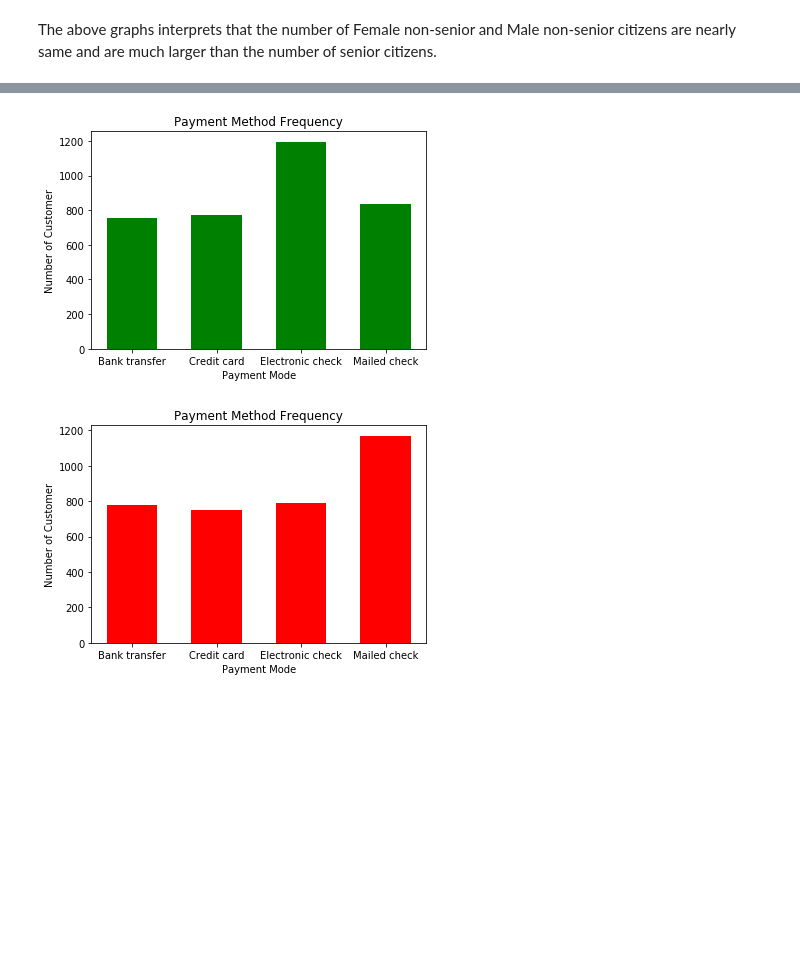
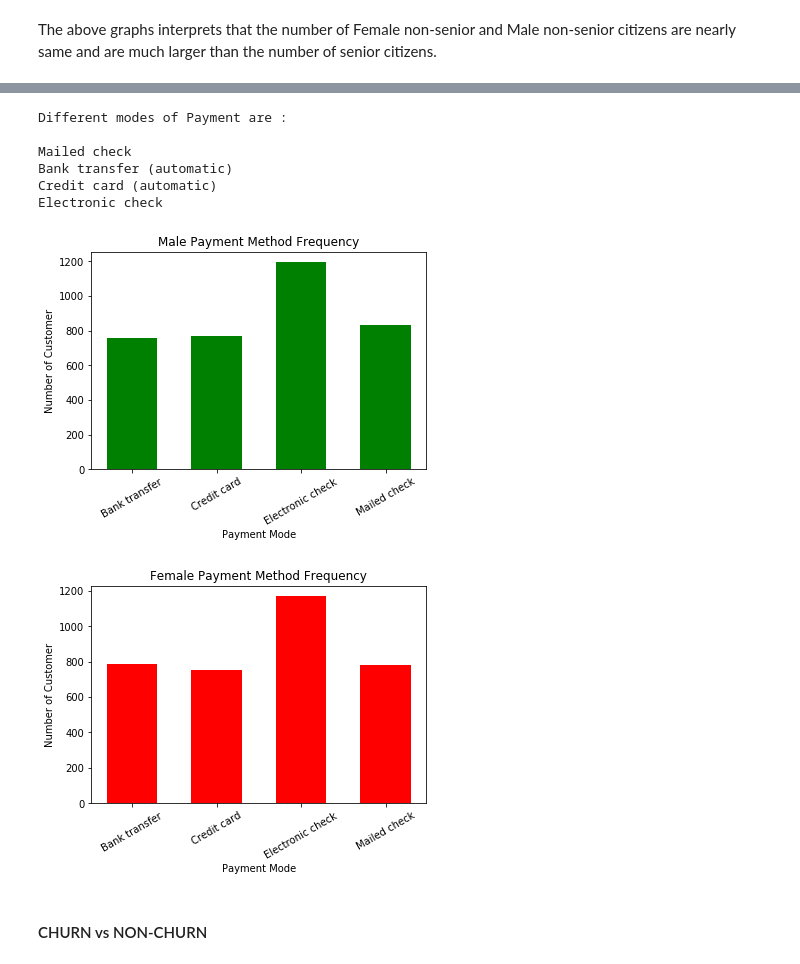
Before and after one commit to adityaprabhat01/eda-taskphase-aditya, a Jupyter notebook: telco_churn.ipynb, the cells around one changed output, grey strips where cells are left out. Saved outputs shown, nothing was run; the diff lists cells and outputs as text; code cells hidden in the pictures; blank space fills up the shorter version.

```diff
--- a/telco_churn.ipynb
+++ b/telco_churn.ipynb
@@ -114,3 +136,0 @@ male_PaymentMethod.describe()
-# %%
-for w in male_PaymentMethod_unique :
-    print(w)
@@ -122,39 +137,51 @@ Electronic check
 # %%
-male_PaymentMethod_unique = df_male_PaymentMethod.unique() #same for both male and female
+PaymentMethod_unique = df_male_PaymentMethod.unique() #same for both male and female
+print("Different modes of Payment are :\n")
+for w in PaymentMethod_unique :
+    print(w)
 male_PaymentMethod = df_male[['PaymentMethod']]
 female_PaymentMethod = df_female[['PaymentMethod']]
 
 m = np.zeros(4)
 f = np.zeros(4)
 
 dict_male_PaymentMethod = {
-    male_PaymentMethod_unique[0] : m[0],
-    male_PaymentMethod_unique[1] : m[1],
-    male_PaymentMethod_unique[2] : m[2],
-    male_PaymentMethod_unique[3] : m[3]
+    PaymentMethod_unique[0] : m[0],
+    PaymentMethod_unique[1] : m[1],
+    PaymentMethod_unique[2] : m[2],
+    PaymentMethod_unique[3] : m[3]
 }
 
 dict_male_PaymentMethod = {
-    female_PaymentMethod_unique[0] : f[0],
-    female_PaymentMethod_unique[1] : f[1],
-    female_PaymentMethod_unique[2] : f[2],
-    female_PaymentMethod_unique[3] : f[3]
+    PaymentMethod_unique[0] : f[0],
+    PaymentMethod_unique[1] : f[1],
+    PaymentMethod_unique[2] : f[2],
+    PaymentMethod_unique[3] : f[3]
 }
 
 for i in range(4) :
-    m[i] = int(male_PaymentMethod[male_PaymentMethod['PaymentMethod'] == male_PaymentMethod_unique[i]].count())
-    f[i] = int(female_PaymentMethod[female_PaymentMethod['PaymentMethod'] == female_PaymentMethod_unique[i]].count())
-
-plt.title('Payment Method Frequency')
+    m[i] = int(male_PaymentMethod[male_PaymentMethod['PaymentMethod'] == PaymentMethod_unique[i]].count())
+    f[i] = int(female_PaymentMethod[female_PaymentMethod['PaymentMethod'] == PaymentMethod_unique[i]].count())
+plt.title('Male Payment Method Frequency')
 plt.xlabel('Payment Mode')
 plt.ylabel('Number of Customer')
 plt.bar(['Mailed check','Bank transfer','Credit card','Electronic check'],[m[0],m[1],m[2],m[3]],width = 0.6, color = 'g')
+plt.xticks(rotation=30)
 plt.show()
-plt.title('Payment Method Frequency')
+plt.title('Female Payment Method Frequency')
 plt.xlabel('Payment Mode')
 plt.ylabel('Number of Customer')
 plt.bar(['Mailed check','Bank transfer','Credit card','Electronic check'],[f[0],f[1],f[2],f[3]],width = 0.6, color = 'r')
+plt.xticks(rotation=30)
 plt.show()
 # %% [output]
+Different modes of Payment are :
+
+Mailed check
+Bank transfer (automatic)
+Credit card (automatic)
+Electronic check
-[figure, old version]
+[figure, new version]
-[figure, old version]
+[figure, new version]
+# %% [markdown]
+<html><h4>CHURN vs NON-CHURN</h4></html>
```
Also changed, not shown: parts of 15 cells of this notebook.
